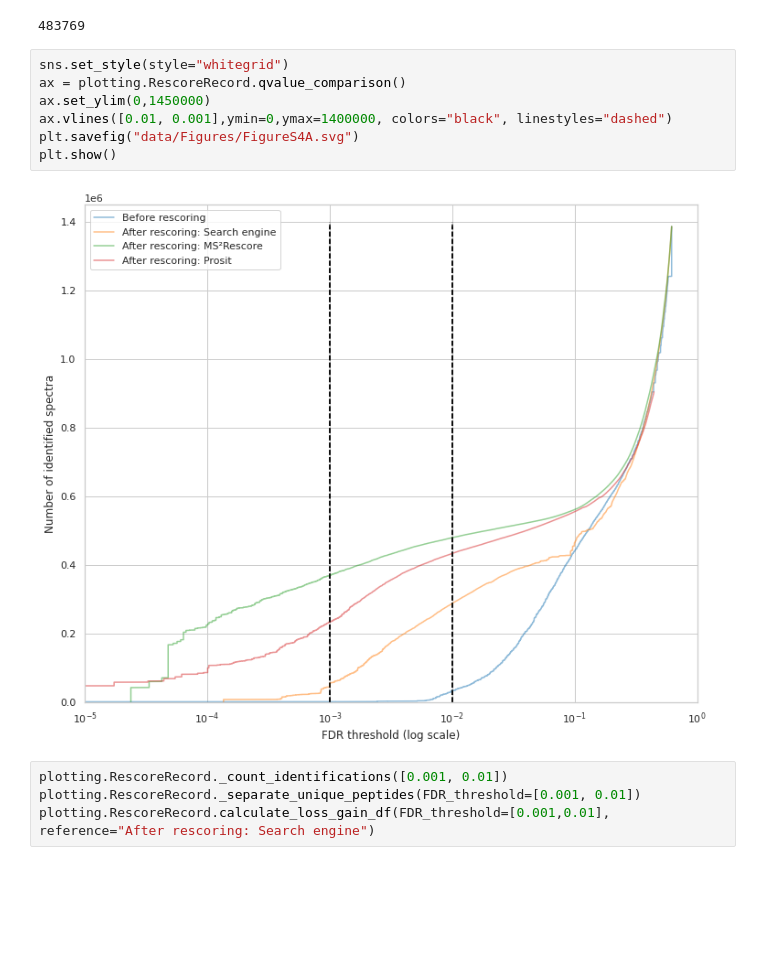
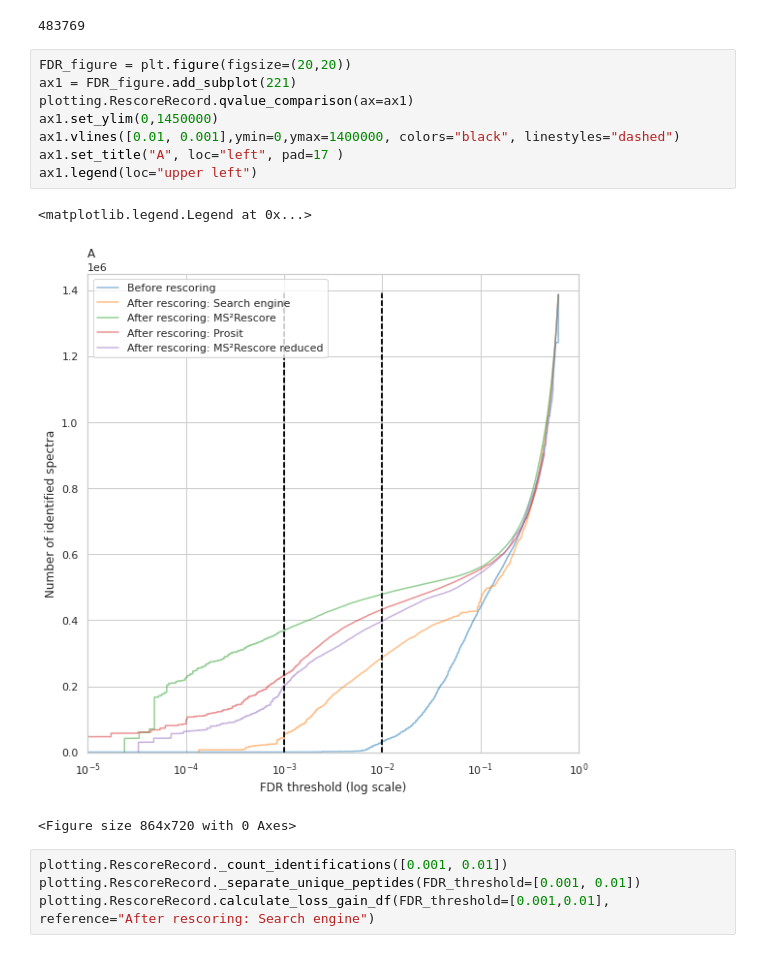
Before and after one commit to compomics/ms2rescore-immunopeptidomics-manuscript, a Jupyter notebook: notebooks/MS2rescore_PXD021398_output_analysis.ipynb, the cells around one changed output. Cells and saved outputs as stored; diff of their text form; blank space fills up the shorter version.

Commit message:
figure changes, extra plots

```diff
--- a/notebooks/MS2rescore_PXD021398_output_analysis.ipynb
+++ b/notebooks/MS2rescore_PXD021398_output_analysis.ipynb
@@ -40,14 +44,17 @@ len(id_list_noIAA)
 # %% [output]
 483769
 # %%
-sns.set_style(style="whitegrid")
-ax = plotting.RescoreRecord.qvalue_comparison()
-ax.set_ylim(0,1450000)
-ax.vlines([0.01, 0.001],ymin=0,ymax=1400000, colors="black", linestyles="dashed")
-plt.savefig("data/Figures/FigureS4A.svg")
-plt.show()
+FDR_figure = plt.figure(figsize=(20,20))
+ax1 = FDR_figure.add_subplot(221)
+plotting.RescoreRecord.qvalue_comparison(ax=ax1)
+ax1.set_ylim(0,1450000)
+ax1.vlines([0.01, 0.001],ymin=0,ymax=1400000, colors="black", linestyles="dashed")
+ax1.set_title("A", loc="left", pad=17 )
+ax1.legend(loc="upper left")
 # %% [output]
+<matplotlib.legend.Legend at 0x...>
-[figure, old version]
+[figure, new version]
+<Figure size 864x720 with 0 Axes>
 # %%
 plotting.RescoreRecord._count_identifications([0.001, 0.01])
 plotting.RescoreRecord._separate_unique_peptides(FDR_threshold=[0.001, 0.01])
```
Also changed, not shown: parts of 24 cells of this notebook, 15 other files.
